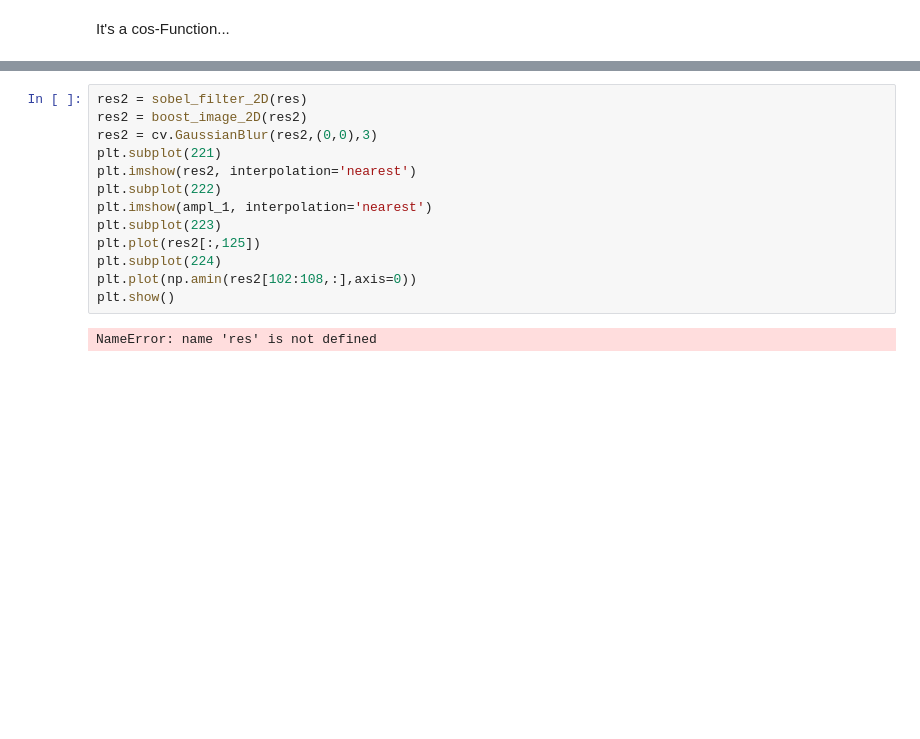
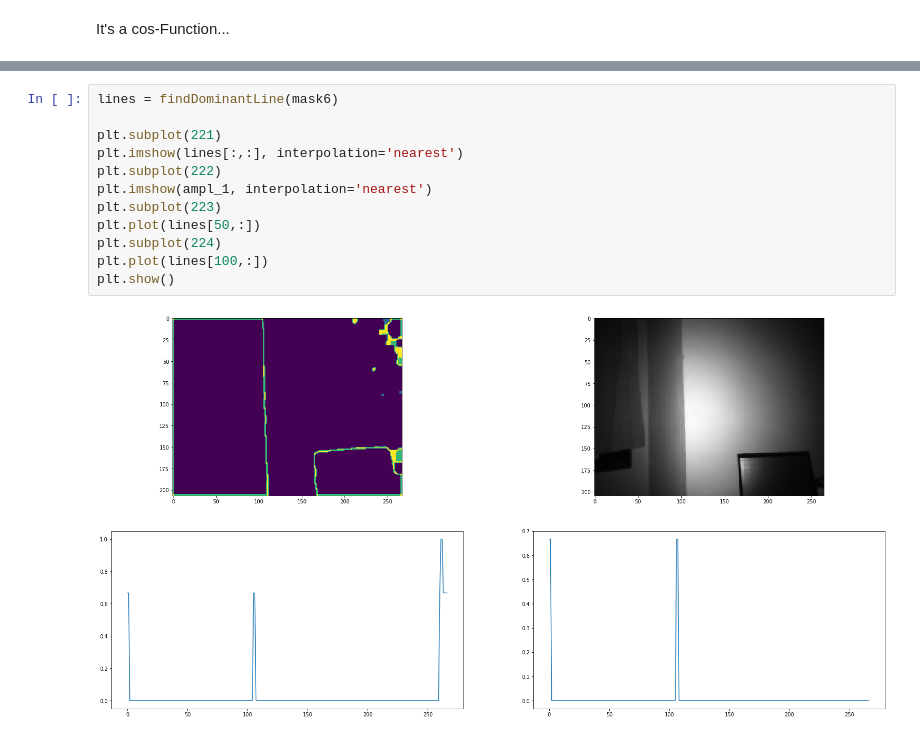
Before and after one commit to wegmanma/MT_Augmented_Reality_Platform, a Jupyter notebook: 02_Source/python/flat_surface_detect.ipynb, the cells around one changed output, grey strips where cells are left out. Cells and saved outputs as stored; diff of their text form; blank space fills up the shorter version.

```diff
--- a/02_Source/python/flat_surface_detect.ipynb
+++ b/02_Source/python/flat_surface_detect.ipynb
@@ -350,15 +146,14 @@ plt.show()
 # %%
-res2 = sobel_filter_2D(res)
-res2 = boost_image_2D(res2)
-res2 = cv.GaussianBlur(res2,(0,0),3)
+lines = findDominantLine(mask6)
+
 plt.subplot(221)
-plt.imshow(res2, interpolation='nearest')
+plt.imshow(lines[:,:], interpolation='nearest')
 plt.subplot(222)
 plt.imshow(ampl_1, interpolation='nearest')
 plt.subplot(223)
-plt.plot(res2[:,125])
+plt.plot(lines[50,:])
 plt.subplot(224)
-plt.plot(np.amin(res2[102:108,:],axis=0))
+plt.plot(lines[100,:])
 plt.show()
 # %% [output]
-NameError: name 'res' is not defined
+[figure, added]
```
Also changed, not shown: parts of 7 cells of this notebook, 5 other files.
